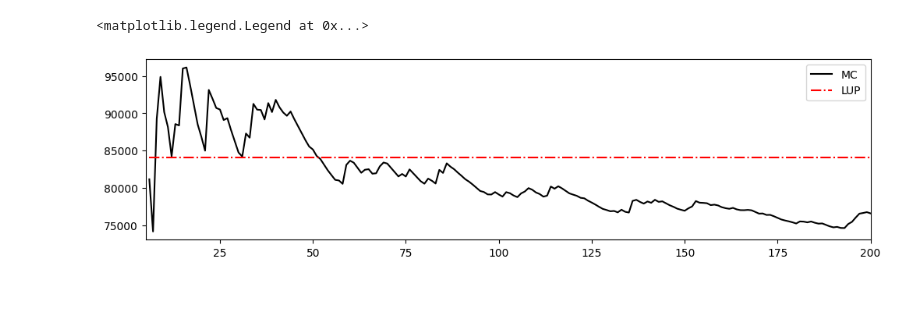
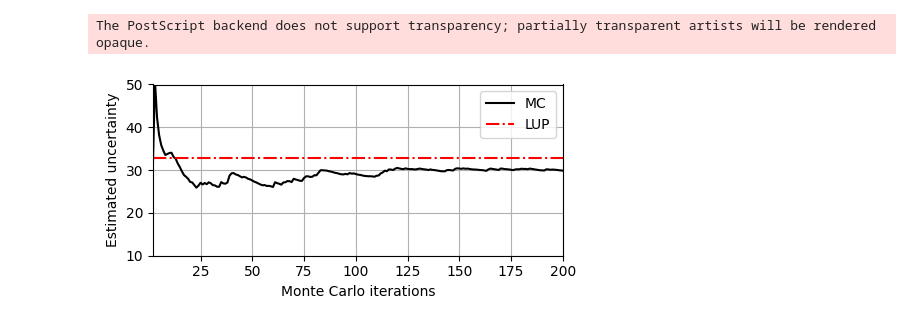
Before and after one commit to ucl-bug/linear-uncertainty, a Jupyter notebook: Figures.ipynb, the cells around one changed output. Cells and saved outputs as stored; diff of their text form; code cells hidden in the pictures; blank space fills up the shorter version.

```diff
--- a/Figures.ipynb
+++ b/Figures.ipynb
@@ -104,0 +292,22 @@ Text(0.5, 1.0, 'Max pressure near focus')
+# %%
+plt.figure(figsize=(5,2.5))
+x = np.arange(1,21)
+for std_mc_over_time, iter_num in zip(groups, range(len(groups))):
+    if iter_num == 0:
+        plt.plot(x[1:],std_mc_over_time[1:], color='k', alpha=0.3, label="MC run")
+    else:
+        plt.plot(x[1:],std_mc_over_time[1:], color='k', alpha=0.3)
+plt.hlines(std_pixel, x[1], x[-1], color='r', linestyle='-.', label="LUP")
+plt.legend(loc="upper right")
+plt.grid(which="both")
+#plt.xscale("log")
+plt.xlim([2,20])
+plt.xticks([2,5,10,15,20],[2,5,10,15,20])
+plt.ylim([10,50])
+
+plt.xlabel("Monte Carlo iterations")
+plt.ylabel("Estimated uncertainty")
+
+plt.tight_layout()
+
+plt.savefig('figures/mc_convergence.eps', format='eps')
@@ -105,10 +343,22 @@ Text(0.5, 1.0, 'Max pressure near focus')
 # %%
-plt.figure(figsize=(12,3))
+plt.figure(figsize=(5,2.5))
 x = np.arange(1,201)
-plt.plot(x[5:],std_mc_over_time[5:], color='k', label="MC")
-plt.hlines(std_pixel, x[5], x[-1], color='r', linestyle='-.', label="LUP")
-plt.xlim([5,200])
-plt.legend()
+plt.plot(x[1:],std_mc_over_time[1:], color='k', label="MC")
+plt.hlines(std_pixel, x[1], x[-1], color='r', linestyle='-.', label="LUP")
+plt.legend(loc="upper right")
+plt.grid(which="both")
+#plt.xscale("log")
+plt.xlim([2,200])
+#plt.xticks([2,3,4,5,7,10,20,30,40,50,70,100,200],[2,3,4,5,7,10,20,30,40,50,70,100,200])
+plt.ylim([10, 50])
+plt.xlabel("Monte Carlo iterations")
+plt.ylabel("Estimated uncertainty")
+
+
+plt.tight_layout()
+
+
+plt.savefig('figures/mc_convergence_long.eps', format='eps')
 # %% [output]
-<matplotlib.legend.Legend at 0x...>
+The PostScript backend does not support transparency; partially transparent artists will be rendered opaque.
-[figure, old version]
+[figure, new version]
```
Also changed, not shown: parts of 15 cells of this notebook, 13 other files.
